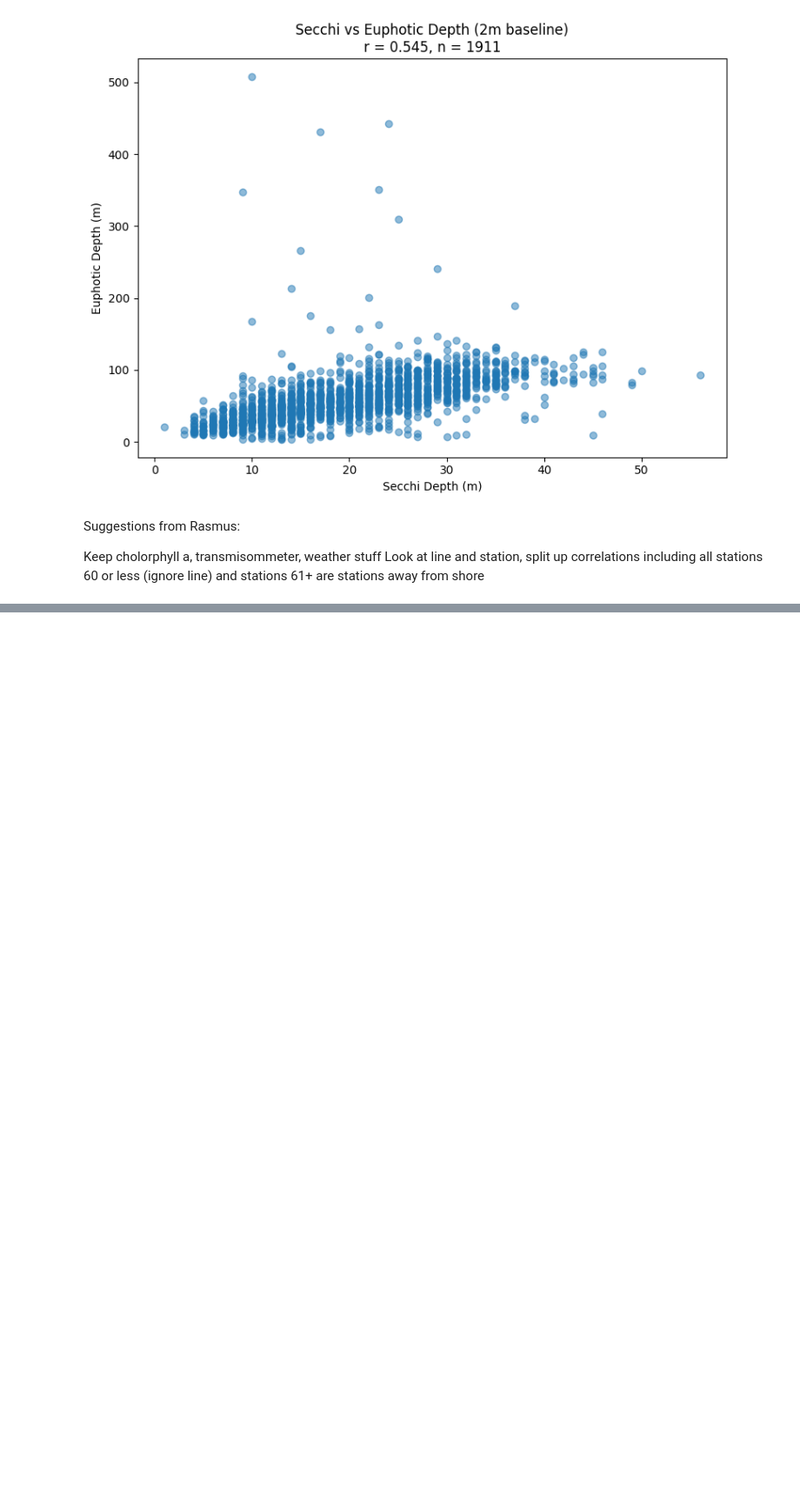
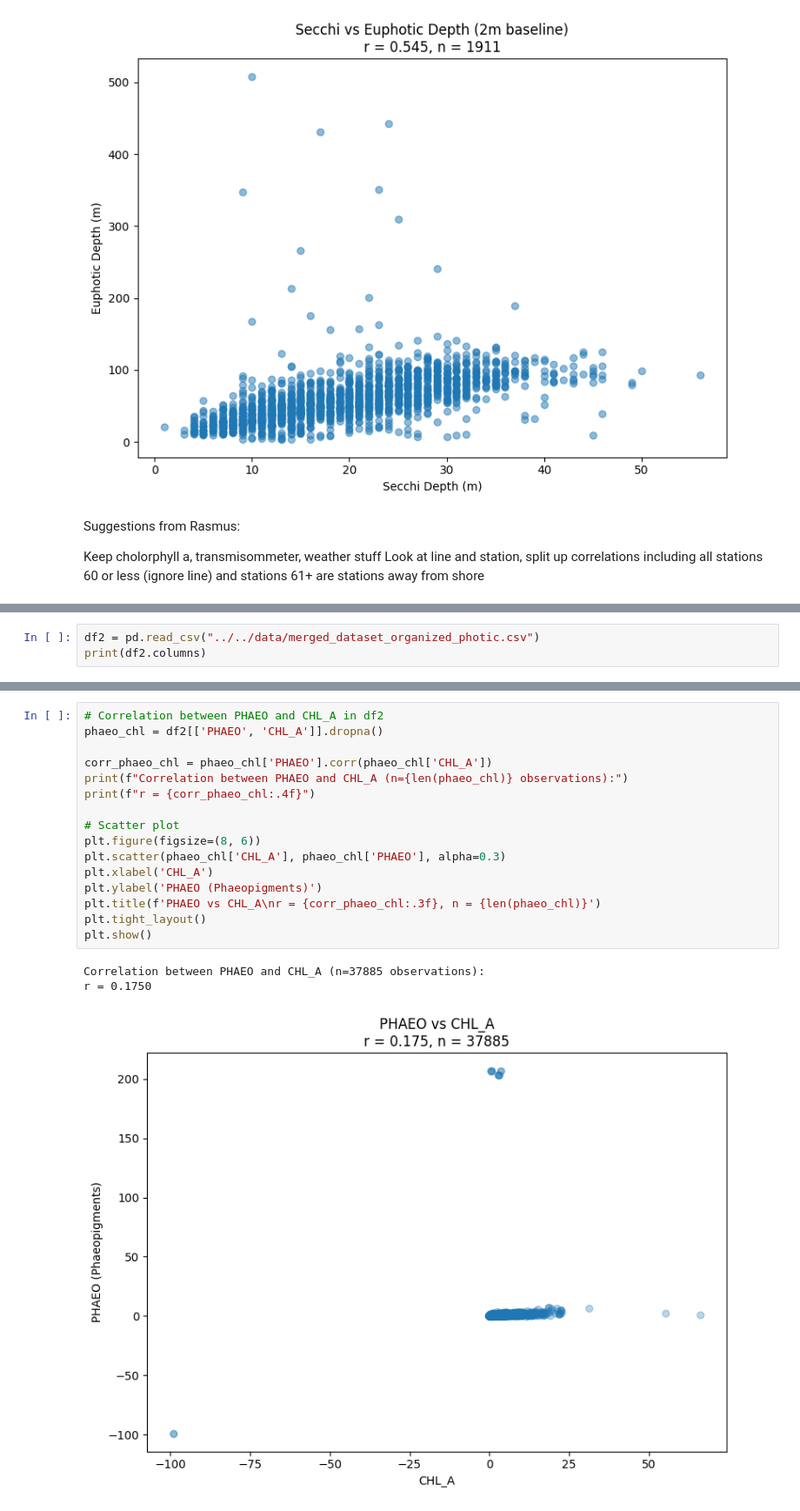
Before and after one commit to LucasC212/Scripps-Light-Attenuation-Capstone-Project, a Jupyter notebook: scripts/EDA-secchi_vs_PAR_euphotic_zone.ipynb, the cells around one changed output, grey strips where cells are left out. Shown at 87% size. Drawn from its saved outputs; the diff is of its cells as text; blank space fills up the shorter version.

Commit message:
updated correlation maps

```diff
--- a/scripts/EDA-secchi_vs_PAR_euphotic_zone.ipynb
+++ b/scripts/EDA-secchi_vs_PAR_euphotic_zone.ipynb
@@ -298 +298,4 @@ More material --> shallower secchi depth (more productivity)
 Integrate transmisometer readings within euphotic zone calcualtiosn/correlaitnos
+# %%
+df2 = pd.read_csv("../../data/merged_dataset_organized_photic.csv")
+print(df2.columns)
@@ -298,0 +331,20 @@ Integrate transmisometer readings within euphotic zone calcualtiosn/correlaitnos
+# %%
+# Correlation between PHAEO and CHL_A in df2
+phaeo_chl = df2[['PHAEO', 'CHL_A']].dropna()
+
+corr_phaeo_chl = phaeo_chl['PHAEO'].corr(phaeo_chl['CHL_A'])
+print(f"Correlation between PHAEO and CHL_A (n={len(phaeo_chl)} observations):")
+print(f"r = {corr_phaeo_chl:.4f}")
+
+# Scatter plot
+plt.figure(figsize=(8, 6))
+plt.scatter(phaeo_chl['CHL_A'], phaeo_chl['PHAEO'], alpha=0.3)
+plt.xlabel('CHL_A')
+plt.ylabel('PHAEO (Phaeopigments)')
+plt.title(f'PHAEO vs CHL_A\nr = {corr_phaeo_chl:.3f}, n = {len(phaeo_chl)}')
+plt.tight_layout()
+plt.show()
+# %% [output]
+Correlation between PHAEO and CHL_A (n=37885 observations):
+r = 0.1750
+[figure, added]
```
Also changed, not shown: parts of 9 cells of this notebook, 4 other files.
